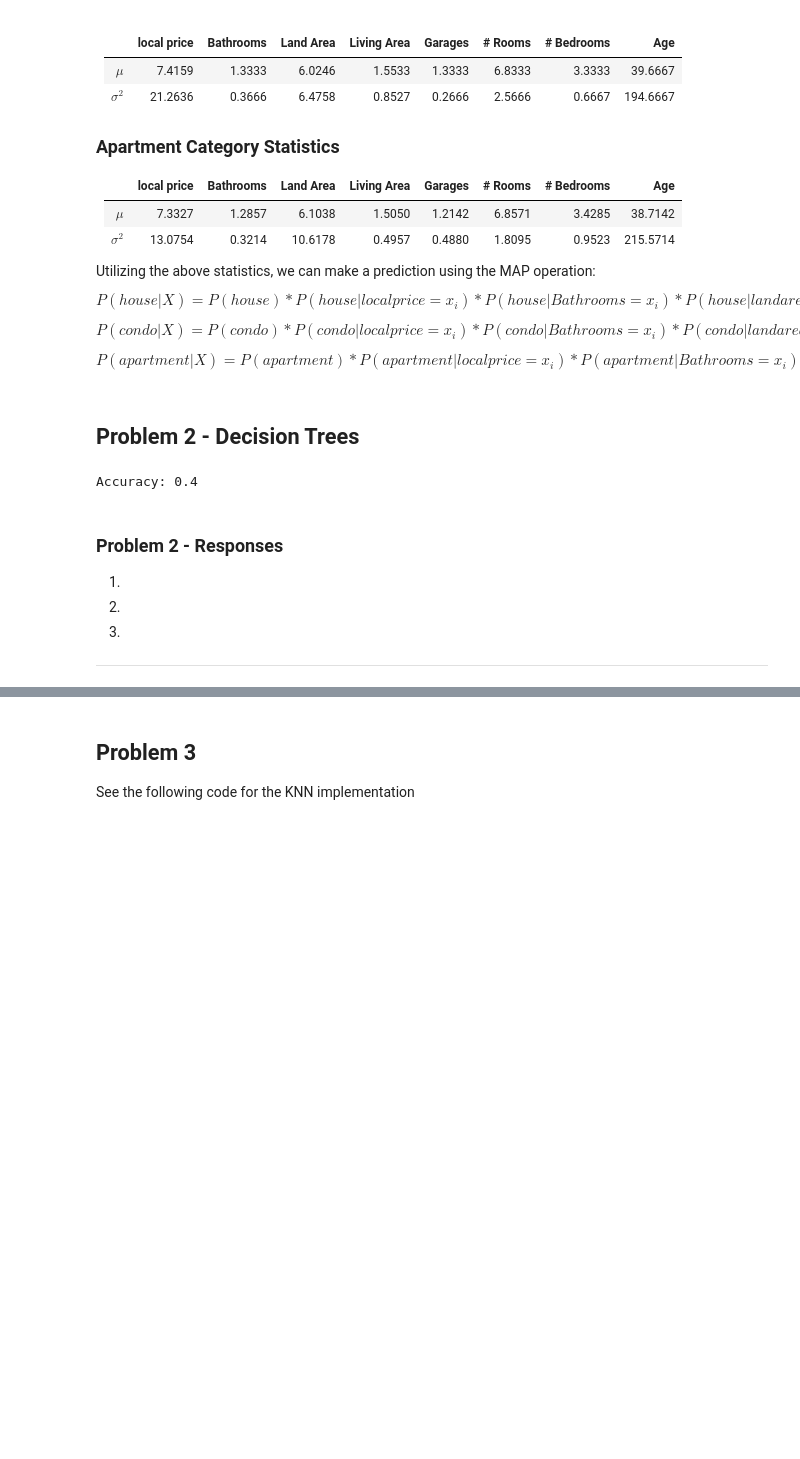
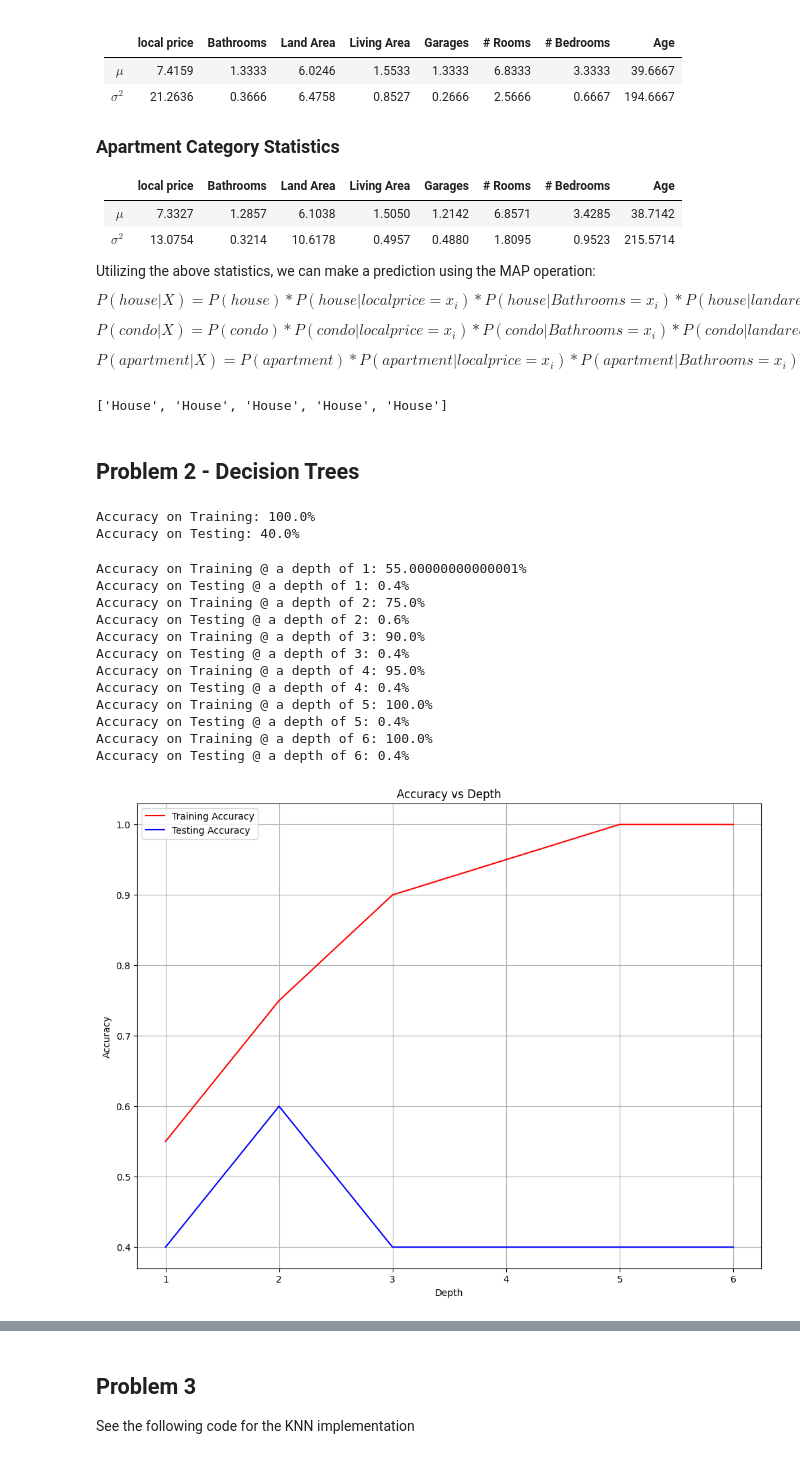
Before and after one commit to lrburle/ML_Assignment4, a Jupyter notebook: assign_4.ipynb, the cells around one changed output, grey strips where cells are left out. Cells and saved outputs as stored; diff of their text form; code cells hidden in the pictures; blank space fills up the shorter version.

Commit message:
Updated problem 2 and 3.

```diff
--- a/assign_4.ipynb
+++ b/assign_4.ipynb
@@ -73,6 +78,6 @@ from sklearn import metrics #Import scikit-learn metrics module for accuracy cal
 # %%
 def readExcel():
-	train = pd.read_excel('Asssignment4_Data.xlsx', sheet_name='Train',index_col = 0)
+	train = pd.read_excel('Asssignment4_Data.xlsx', sheet_name='Train', index_col = 0)
 	test = pd.read_excel('Asssignment4_Data.xlsx', sheet_name='Test', index_col = 0)
 	return train, test
 
@@ -87,7 +92,7 @@ def naiveBayesGauss(val, mean, variance):
 
 train, test = readExcel()
 
-#The following dictionaries are used for the conditional probability value calculation.
+#The following dictionaries are used for the conditional probability value calculations.
 prob = {'House' : 7/20,
         'Condo' : 7/20,
         'Apartment' : 6/20}
@@ -164,6 +169,15 @@ for i in range(test.shape[0]): #Cycle through test samples
         likelihood[idx] = likelihood[idx] * p
 
     MAP.append(np.argmax(likelihood)) #Selects the highest probability of a class for a given sample.
+
+predictions = []
+
+for i in MAP:
+    predictions.append(categories[i])
+
+print(predictions)
+# %% [output]
+['House', 'House', 'House', 'House', 'House']
 # %% [markdown]
 ## Problem 2 - Decision Trees
 # %%
@@ -181,17 +195,58 @@ clf = tree.DecisionTreeClassifier()
 
 clf = clf.fit(X_train.values , Y_train.values)
 
+train_accuracy = clf.score(X_train.values , Y_train.values)
+
 Y_pred = []
 for i in range(X_test.shape[0]):
 	Y_pred.append(clf.predict(X_test.values[i].reshape(1, -1)))
 
-print('Accuracy:', metrics.accuracy_score(Y_test.values.reshape(-1,1), Y_pred))
+print(f'Accuracy on Training: {train_accuracy * 100}%')
+print(f'Accuracy on Testing: {metrics.accuracy_score(Y_test.values.reshape(-1,1), Y_pred) * 100}%')
 # %% [output]
-Accuracy: 0.4
+Accuracy on Training: 100.0%
+Accuracy on Testing: 40.0%
-# %% [markdown]
-### Problem 2 - Responses
-1.
-2.
-3.
-
-***
+# %%
+
+depth = [1, 2, 3, 4, 5, 6]
+train_accuracy = []
+test_accuracy = []
+
+for d in depth:
+	clf = tree.DecisionTreeClassifier(max_depth=d)
+	clf = clf.fit(X_train.values , Y_train.values)
+
+	train_accuracy.append(clf.score(X_train.values , Y_train.values))
+
+	Y_pred = []
+	for i in range(X_test.shape[0]):
+		Y_pred.append(clf.predict(X_test.values[i].reshape(1, -1)))
+
+	test_accuracy.append(metrics.accuracy_score(Y_test.values.reshape(-1,1), Y_pred))
+
+	print(f'Accuracy on Training @ a depth of {d}: {train_accuracy[-1] * 100}%')
+	print(f'Accuracy on Testing @ a depth of {d}: {test_accuracy[-1]}%')
+
+plt.figure(figsize=[12, 9])
+plt.title("Accuracy vs Depth")
+plt.xlabel("Depth")
+plt.ylabel("Accuracy")
+plt.plot(depth, train_accuracy, 'r', label="Training Accuracy")
+plt.plot(depth, test_accuracy, 'b', label="Testing Accuracy")
+plt.legend()
+plt.grid()
+plt.show()
+# %% [output]
+Accuracy on Training @ a depth of 1: 55.00000000000001%
+Accuracy on Testing @ a depth of 1: 0.4%
+Accuracy on Training @ a depth of 2: 75.0%
+Accuracy on Testing @ a depth of 2: 0.6%
+Accuracy on Training @ a depth of 3: 90.0%
+Accuracy on Testing @ a depth of 3: 0.4%
+Accuracy on Training @ a depth of 4: 95.0%
+Accuracy on Testing @ a depth of 4: 0.4%
+Accuracy on Training @ a depth of 5: 100.0%
+Accuracy on Testing @ a depth of 5: 0.4%
+Accuracy on Training @ a depth of 6: 100.0%
+Accuracy on Testing @ a depth of 6: 0.4%
+[figure, added]
```
Also changed, not shown: parts of 5 cells of this notebook, 2 other files.
